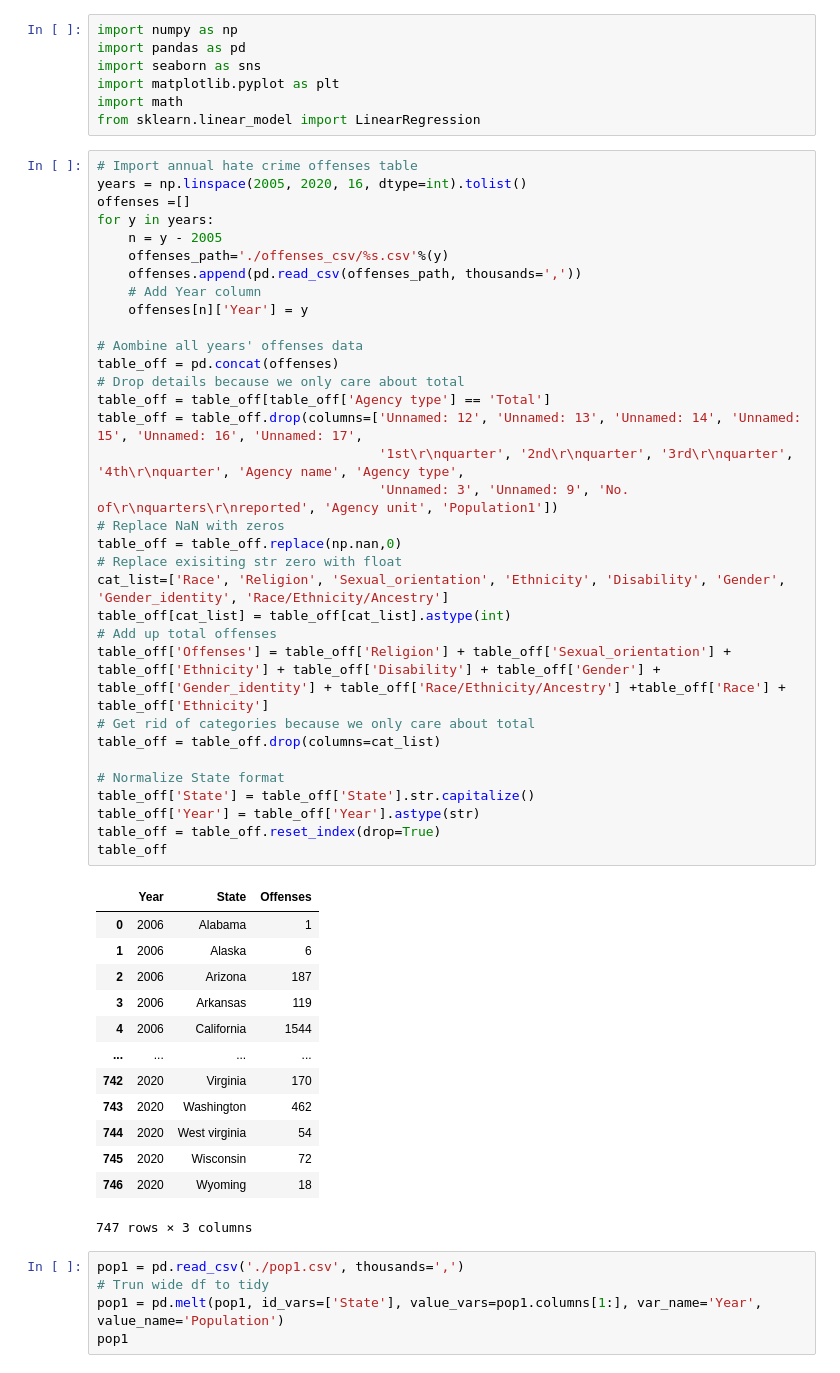
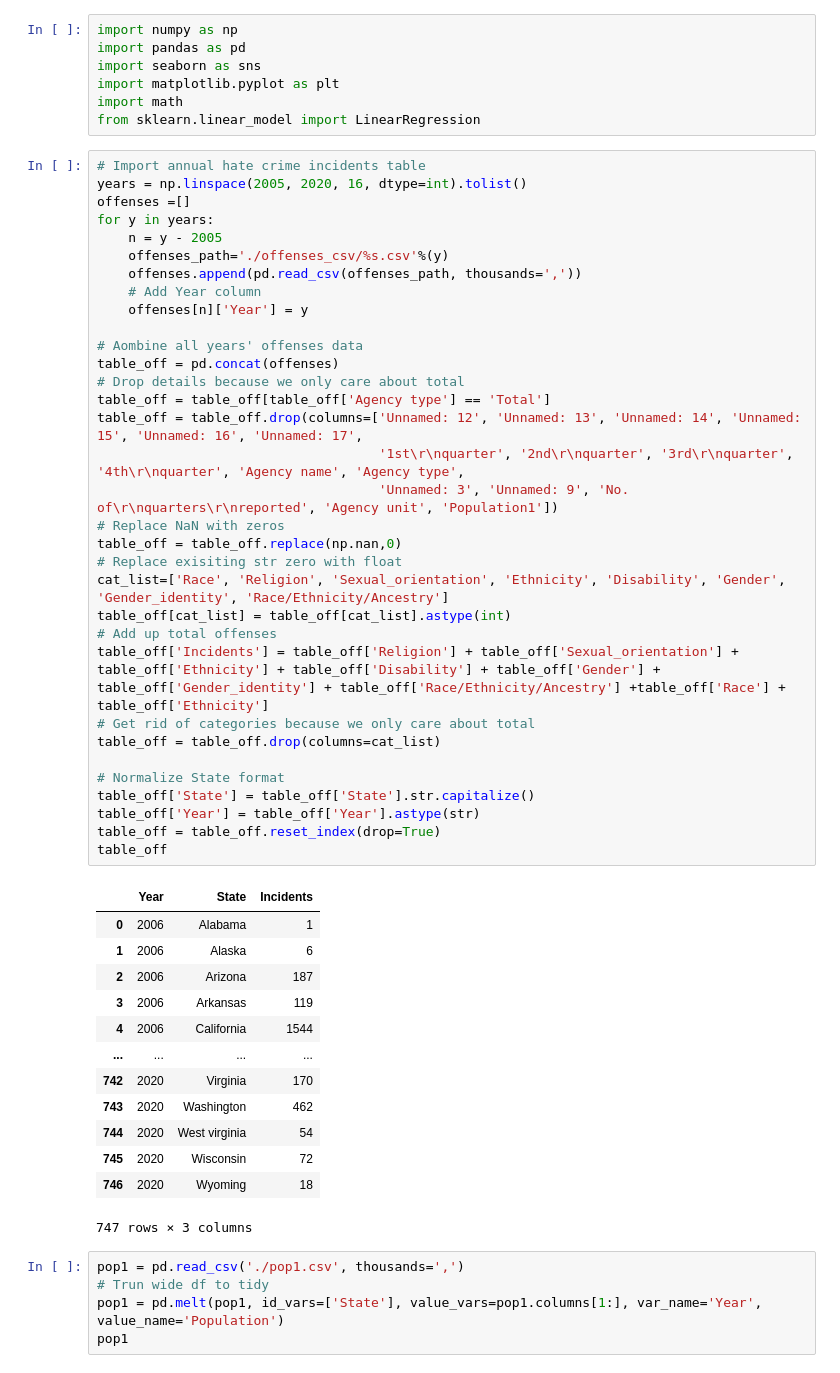
Before and after one commit to ChenTsizhen/2950_Project, a Jupyter notebook: master.ipynb, the cells around one changed output. Drawn from its saved outputs; the diff is of its cells as text.

Commit message:
change variable name to incidents

```diff
--- a/master.ipynb
+++ b/master.ipynb
@@ -6,40 +6,40 @@ import matplotlib.pyplot as plt
 import math
 from sklearn.linear_model import LinearRegression
 # %%
-# Import annual hate crime offenses table
+# Import annual hate crime incidents table
 years = np.linspace(2005, 2020, 16, dtype=int).tolist()
 offenses =[]
 for y in years:
     n = y - 2005
     offenses_path='./offenses_csv/%s.csv'%(y)
     offenses.append(pd.read_csv(offenses_path, thousands=','))
     # Add Year column
     offenses[n]['Year'] = y
 
 # Aombine all years' offenses data
 table_off = pd.concat(offenses)
 # Drop details because we only care about total
 table_off = table_off[table_off['Agency type'] == 'Total']
 table_off = table_off.drop(columns=['Unnamed: 12', 'Unnamed: 13', 'Unnamed: 14', 'Unnamed: 15', 'Unnamed: 16', 'Unnamed: 17',
                                     '1st\r\nquarter', '2nd\r\nquarter', '3rd\r\nquarter', '4th\r\nquarter', 'Agency name', 'Agency type',
                                     'Unnamed: 3', 'Unnamed: 9', 'No. of\r\nquarters\r\nreported', 'Agency unit', 'Population1'])
 # Replace NaN with zeros
 table_off = table_off.replace(np.nan,0)
 # Replace exisiting str zero with float
 cat_list=['Race', 'Religion', 'Sexual_orientation', 'Ethnicity', 'Disability', 'Gender', 'Gender_identity', 'Race/Ethnicity/Ancestry']
 table_off[cat_list] = table_off[cat_list].astype(int)
 # Add up total offenses
-table_off['Offenses'] = table_off['Religion'] + table_off['Sexual_orientation'] + table_off['Ethnicity'] + table_off['Disability'] + table_off['Gender'] + table_off['Gender_identity'] + table_off['Race/Ethnicity/Ancestry'] +table_off['Race'] + table_off['Ethnicity']
+table_off['Incidents'] = table_off['Religion'] + table_off['Sexual_orientation'] + table_off['Ethnicity'] + table_off['Disability'] + table_off['Gender'] + table_off['Gender_identity'] + table_off['Race/Ethnicity/Ancestry'] +table_off['Race'] + table_off['Ethnicity']
 # Get rid of categories because we only care about total
 table_off = table_off.drop(columns=cat_list)
 
 # Normalize State format
 table_off['State'] = table_off['State'].str.capitalize()
 table_off['Year'] = table_off['Year'].astype(str)
 table_off = table_off.reset_index(drop=True)
 table_off
 # %% [output]
-|  | Year | State | Offenses |
+|  | Year | State | Incidents |
 | 0 | 2006 | Alabama | 1 |
 | 1 | 2006 | Alaska | 6 |
 | 2 | 2006 | Arizona | 187 |
```
Also changed, not shown: parts of 5 cells of this notebook, 2 other files.
